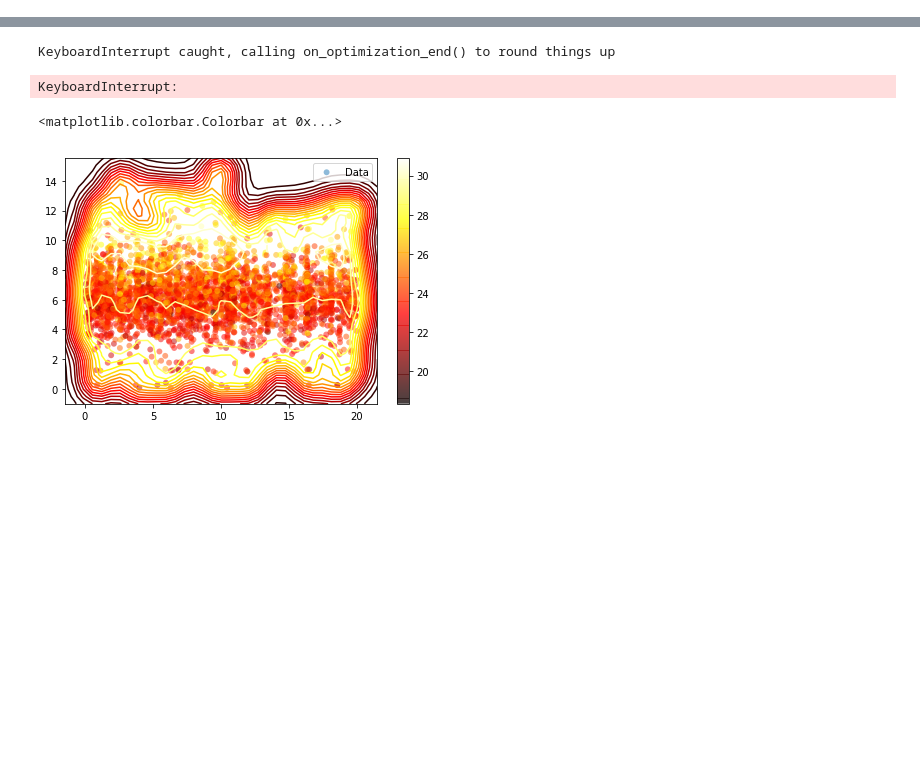
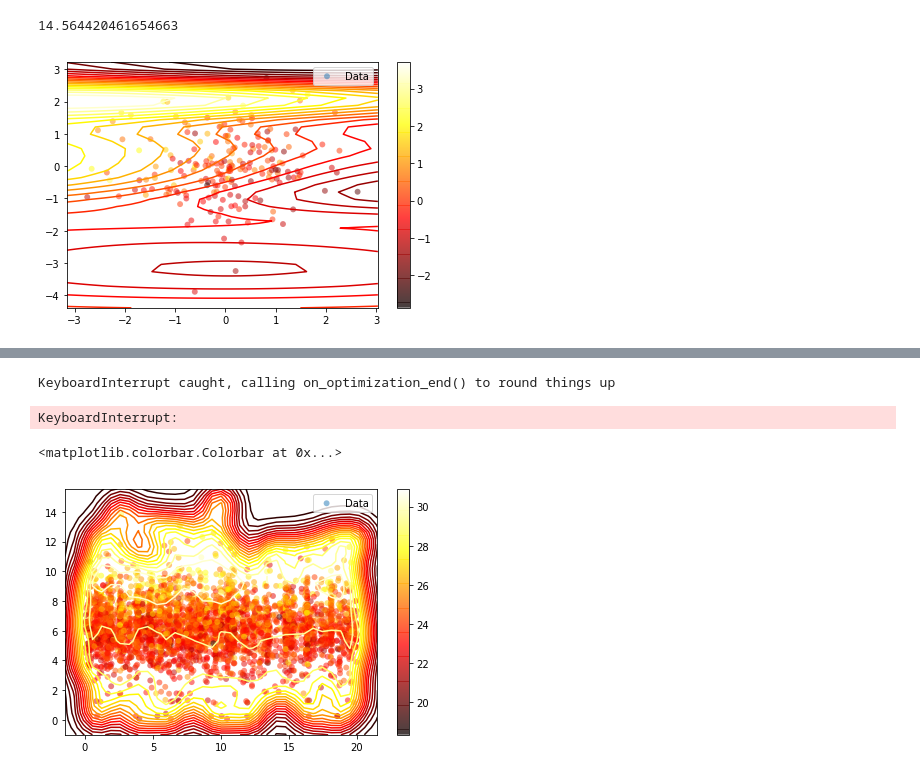
Before and after one commit to danielshak/GaussianProcesses, a Jupyter notebook: Notebooks/PPG/general_testing.ipynb, the cells around one changed output, grey strips where cells are left out. Saved outputs shown, nothing was run; the diff lists cells and outputs as text; code cells hidden in the pictures; blank space fills up the shorter version.

```diff
--- a/Notebooks/PPG/general_testing.ipynb
+++ b/Notebooks/PPG/general_testing.ipynb
@@ -132,3 +86,20 @@ data.rna_protein['AM_04M_F0'].head()
 | ENSMUSG00000000148 | Brat1 | BRCA1-associated ATM activator 1 | 4.926746 | 0.926746 | 13.810572 | 5.309204 | 20.364724 |
 | ENSMUSG00000000168 | Dlat | dihydrolipoamide S-acetyltransfer... | 8.406494 | 0.406494 | 14.618099 | 6.178696 | 25.358483 |
 | ENSMUSG00000000253 | Gmpr | guanosine monophosphate reductase | 12.378093 | 0.378093 | 15.500468 | 6.657127 | 26.385041 |
+# %%
+chrm1 = data.rna_protein['AM_04M_F0'][data.rna_protein['AM_04M_F0']['AvgChrs']<=1]
+chrm1_x = chrm1[['Gene Length', 'AM_04M_F0']].values
+chrm1_y = chrm1[['AM_04M_F0_P']].values
+# %%
+d = 2 # input dimension
+var = 1 # variance
+theta = 1 # lengthscale
+k = GPy.kern.RBF(d,var,theta,ARD=True)
+x = chrm1_x
+y = chrm1_y
+start = time.time()
+m = generate_model(x,y,kernel=k.copy(),zscore=True,plot=True)
+print(time.time()-start)
+# %% [output]
+14.564420461654663
+[figure, added]
```
Also changed, not shown: parts of 10 cells of this notebook, 3 other files.
